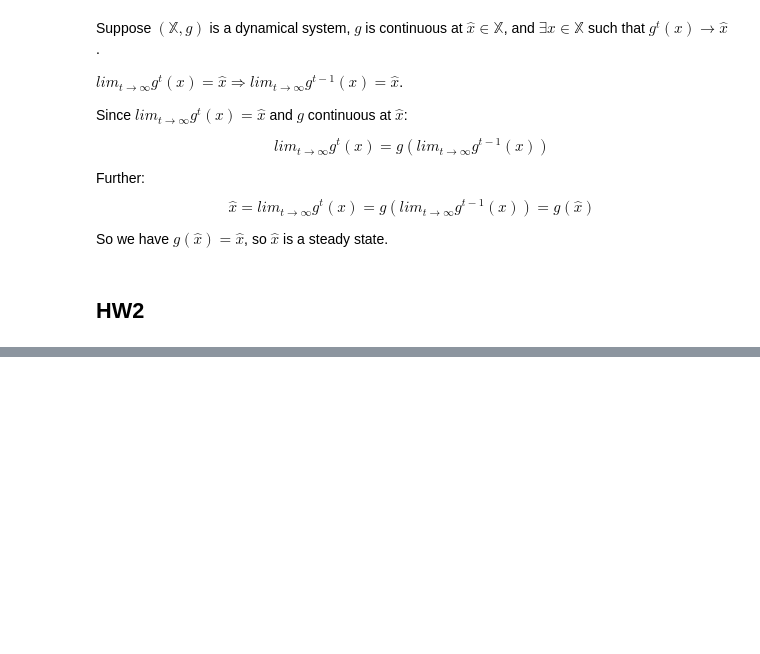
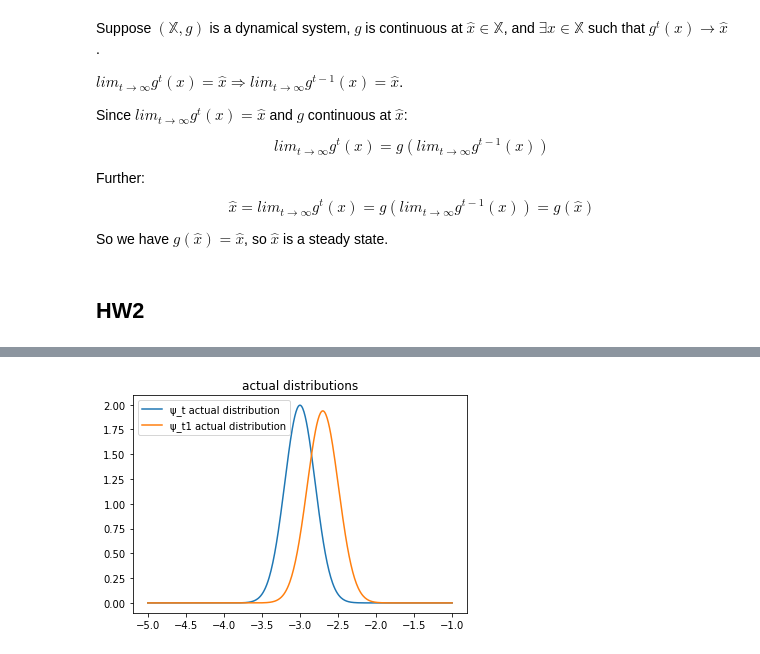
Before and after one commit to kendrarobbins/BootCamp2018, a Jupyter notebook: ProbSets/Econ/Econ PS2/Econ PS2.ipynb, the cells around one changed output, grey strips where cells are left out. Saved outputs shown, nothing was run; the diff lists cells and outputs as text; code cells hidden in the pictures; blank space fills up the shorter version.

```diff
--- a/ProbSets/Econ/Econ PS2/Econ PS2.ipynb
+++ b/ProbSets/Econ/Econ PS2/Econ PS2.ipynb
@@ -120,0 +167,6 @@ what does x_i do? what does f do? where does this formula for f come from ?
+# %%
+ρ = 0.9
+b = 0.0
+σ = 0.1
+μ = -3
+s = 0.2
@@ -120,0 +176,11 @@ what does x_i do? what does f do? where does this formula for f come from ?
+# %%
+#plotting actual distributions
+x_grid = np.linspace(μ - 2, μ + 2, 500)
+
+plt.plot(x_grid, norm(loc=μ, scale=s).pdf(x_grid), label='ψ_t actual distribution')
+plt.plot(x_grid, norm(loc=(ρ * μ + b), scale=np.sqrt(ρ**2 * s**2 + σ**2)).pdf(x_grid), label='ψ_t1 actual distribution')
+plt.title('actual distributions')
+plt.legend()
+plt.show()
+# %% [output]
+[figure, added]
```
Also changed, not shown: parts of 23 cells of this notebook.
